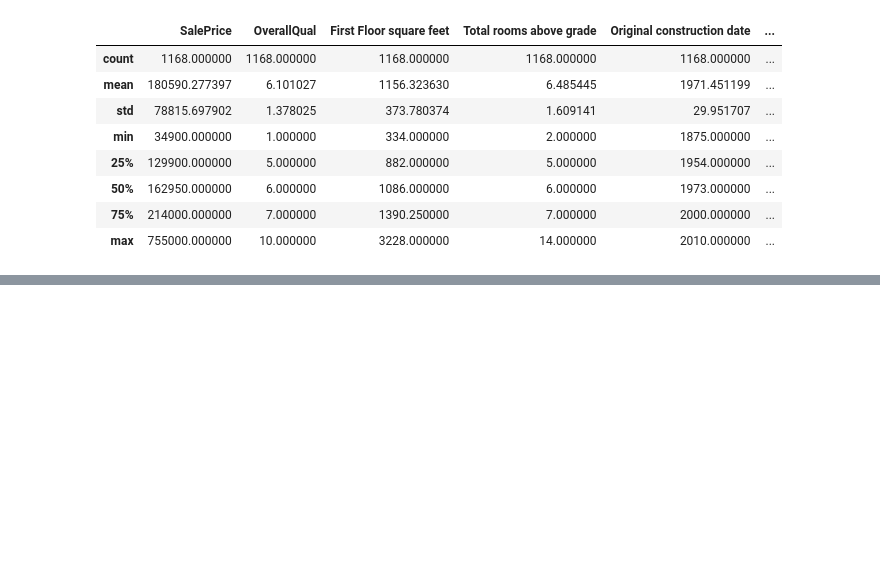
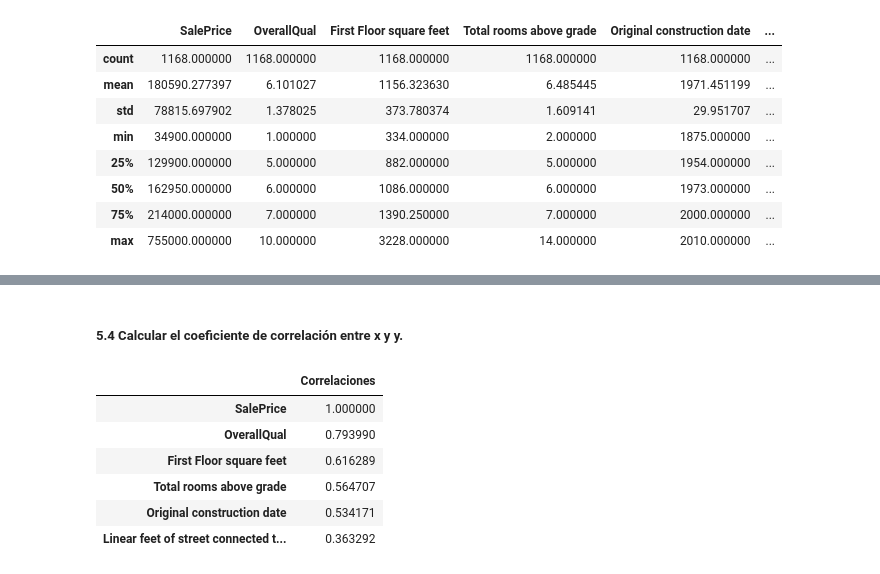
Before and after one commit to EdiAOHernandez/PythonCienciadeDatos, a Jupyter notebook: Proyecto2021PY.ipynb, the cells around one changed output, grey strips where cells are left out. Cells and saved outputs as stored; diff of their text form; code cells hidden in the pictures; blank space fills up the shorter version.

```diff
--- a/Proyecto2021PY.ipynb
+++ b/Proyecto2021PY.ipynb
@@ -183,0 +206,13 @@ for i in Set_Entrenamiento.columns.values:
+# %% [markdown]
+##### 5.4 Calcular el coeficiente de correlación entre x y y.
+# %%
+MisCorrelaciones = pd.DataFrame({'Correlaciones':GrafCorrelacion},index=[DataSet_Train.columns.values])
+MisCorrelaciones
+# %% [output]
+|  | Correlaciones |
+| SalePrice | 1.000000 |
+| OverallQual | 0.793990 |
+| First Floor square feet | 0.616289 |
+| Total rooms above grade | 0.564707 |
+| Original construction date | 0.534171 |
+| Linear feet of street connected t... | 0.363292 |
```
Also changed, not shown: parts of 7 cells of this notebook.
